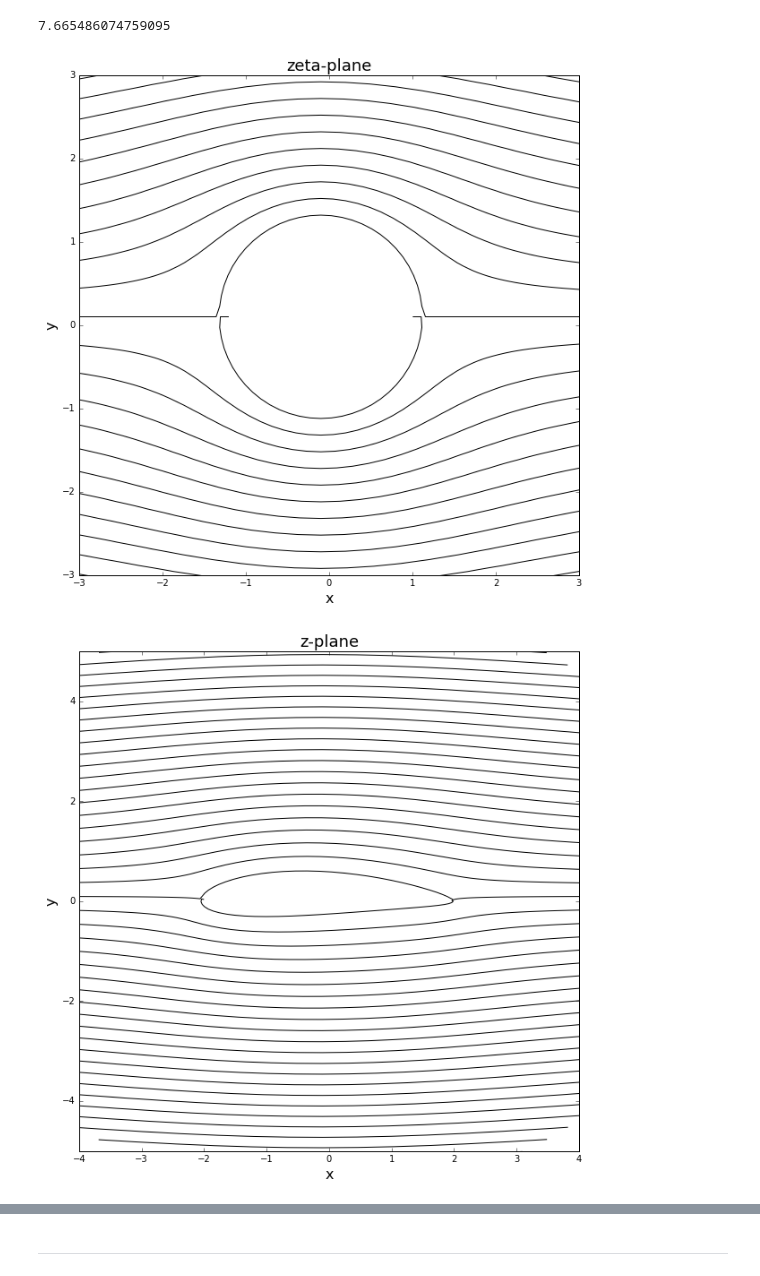
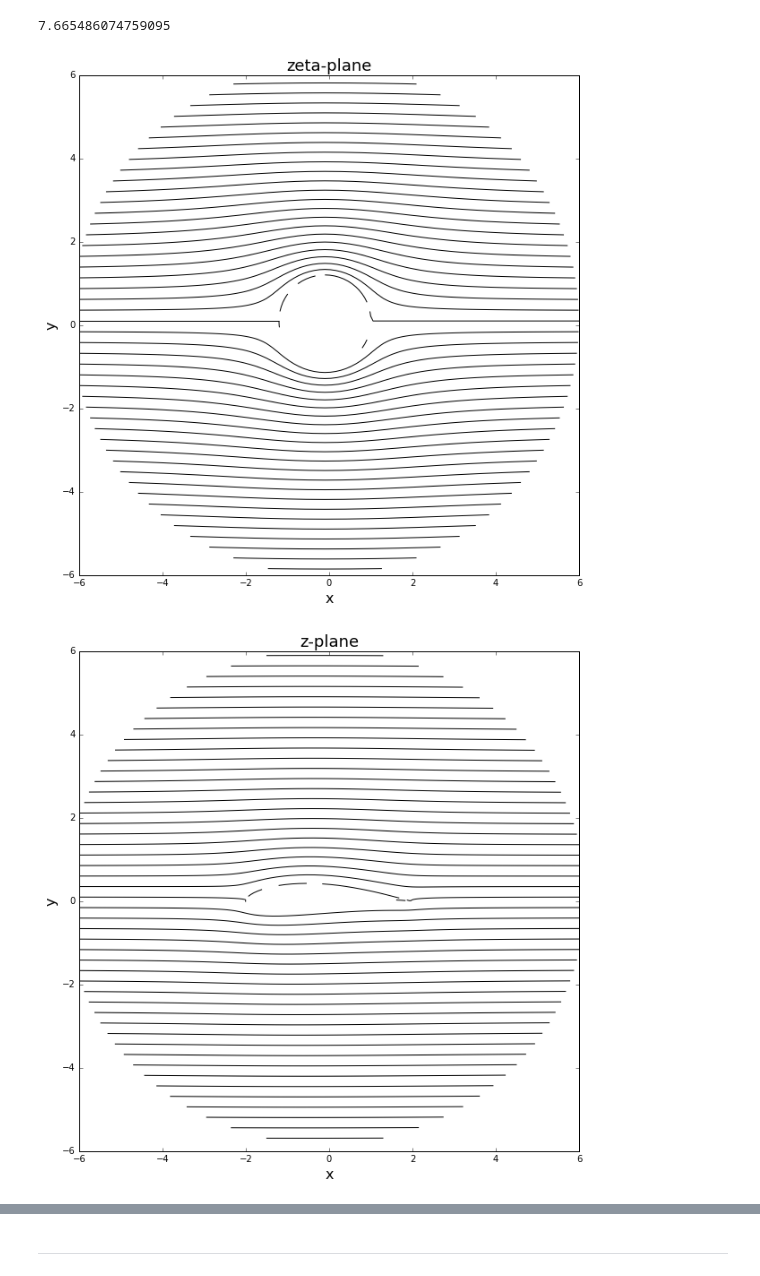
Before and after one commit to Pjgeno14/mae6226-workspace, a Jupyter notebook: midterm/midterm.ipynb, the cells around one changed output, grey strips where cells are left out. Saved outputs shown, nothing was run; the diff lists cells and outputs as text; code cells hidden in the pictures.

```diff
--- a/midterm/midterm.ipynb
+++ b/midterm/midterm.ipynb
@@ -213,7 +213,7 @@ print(kappa)
 # %% [output]
 7.665486074759095
 # %%
-def get_velocity_doublet(r_mesh, theta_mesh):
+def get_velocity_doublet(strength, xd, yd, X, Y):
     """
     Returns the velocity field generated by a doublet.
 
@@ -225,9 +225,9 @@ def get_velocity_doublet(r_mesh, theta_mesh):
         x-coordinate of the doublet.
     yd: float
         y-coordinate of the doublet.
-    r_mesh: 2D Numpy array of floats
+    X: 2D Numpy array of floats
         x-coordinate of the mesh points.
-    theta_mesh: 2D Numpy array of floats
+    Y: 2D Numpy array of floats
         y-coordinate of the mesh points.
 
     Returns
@@ -237,12 +237,12 @@ def get_velocity_doublet(r_mesh, theta_mesh):
     v: 2D Numpy array of floats
         y-component of the velocity vector field.
     """
-    u = (u_inf*numpy.cos(theta_mesh))*(1-(R**2/r_mesh**2))
-    v = - (u_inf*numpy.sin(theta_mesh))*(1+(R**2/r_mesh**2))
+    u = - strength/(2*math.pi)*((X-xd)**2-(Y-yd)**2)/((X-xd)**2+(Y-yd)**2)**2
+    v = - strength/(2*math.pi)*2*(X-xd)*(Y-yd)/((X-xd)**2+(Y-yd)**2)**2
 
     return u, v
 
-def get_stream_function_doublet(r_mesh, theta_mesh):
+def get_stream_function_doublet(strength, r_mesh, theta_mesh):
     """
     Returns the stream-function generated by a doublet.
 
@@ -250,34 +250,30 @@ def get_stream_function_doublet(r_mesh, theta_mesh):
     ----------
     strength: float
         Strength of the doublet.
-    xd: float
-        x-coordinate of the doublet.
-    yd: float
-        y-coordinate of the doublet.
-    r_mesh: 2D Numpy array of floats
-        x-coordinate of the mesh points.
-    theta_mesh: 2D Numpy array of floats
-        y-coordinate of the mesh points.
+    r_mesh: 2D numpy array of floats
+        r-coordinate of the mesh points
+    theta_mesh: 2D numpy array of floats
+        theta-coordinate of the mesh points
 
     Returns
     -------
     psi: 2D Numpy array of floats
         The stream-function.
     """
-    psi = (u_inf*r_mesh*numpy.sin(theta_mesh))*(1-(R**2/r_mesh))
+    psi = - (strength/(2*numpy.pi))*(numpy.sin(theta_mesh)/r_mesh)
 
     return psi
 # %%
 # freestream speed and stream function
-psi_freestream = u_inf * numpy.ones((61,100), dtype=float)
+psi_freestream = u_inf*r_mesh*numpy.sin(theta_mesh)
 u_freestream = u_inf * numpy.ones((61,100), dtype=float)
 v_freestream = numpy.zeros((61,100), dtype=float)
 
 # doublet velocity
-u_doublet, v_doublet = get_velocity_doublet(r_mesh, theta_mesh)
+u_doublet, v_doublet = get_velocity_doublet(kappa, x_c, y_c, r_mesh, theta_mesh)
 
 # doublet streamfunction
-psi_doublet = get_stream_function_doublet(r_mesh, theta_mesh)
+psi_doublet = get_stream_function_doublet(kappa, r_mesh, theta_mesh)
 
 # superposition of stream function and velocities
 psi = psi_freestream + psi_doublet
@@ -292,25 +288,25 @@ size = 10
 pyplot.figure(figsize=(size, (y_end-y_start)/(x_end-x_start)*size))
 pyplot.xlabel('x', fontsize = 16)
 pyplot.ylabel('y', fontsize = 16)
-pyplot.xlim(x_start, x_end)
-pyplot.ylim(y_start, y_end)
+pyplot.xlim(-6, 6)
+pyplot.ylim(-6, 6)
 pyplot.title('zeta-plane', fontsize = 18)
 pyplot.contour(zeta.real, zeta.imag, psi, 51, colors='black', linestyles='solid');
 # %% [output]
-[figure, old version]
+[figure, new version]
 # %%
 # plot on z-plane
 z = karman_trefftz(n, b, zeta)
 size = 10
 pyplot.figure(figsize=(size, (y_end-y_start)/(x_end-x_start)*size))
 pyplot.xlabel('x', fontsize = 16)
 pyplot.ylabel('y', fontsize = 16)
-pyplot.xlim(-4, 4)
-pyplot.ylim(-5, 5)
+pyplot.xlim(-6, 6)
+pyplot.ylim(-6, 6)
 pyplot.title('z-plane', fontsize = 18)
 pyplot.contour(z.real, z.imag, psi, 51, colors='black', linestyles='solid');
 # %% [output]
-[figure, old version]
+[figure, new version]
 # %%
 size = 10
 pyplot.figure(figsize=(size, (y_end-y_start)/(x_end-x_start)*size))
```
Also changed, not shown: parts of 4 cells of this notebook.
